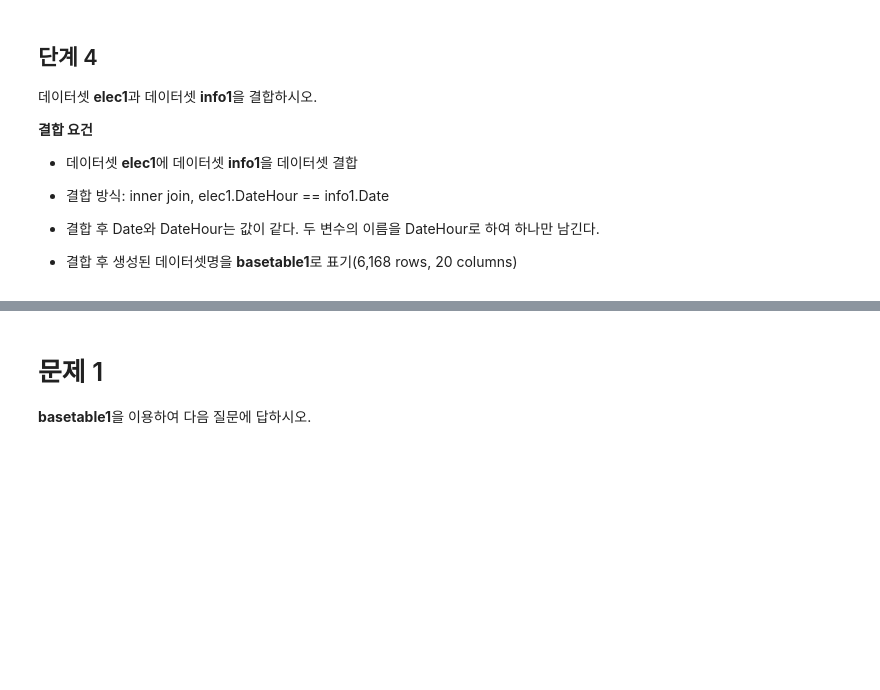
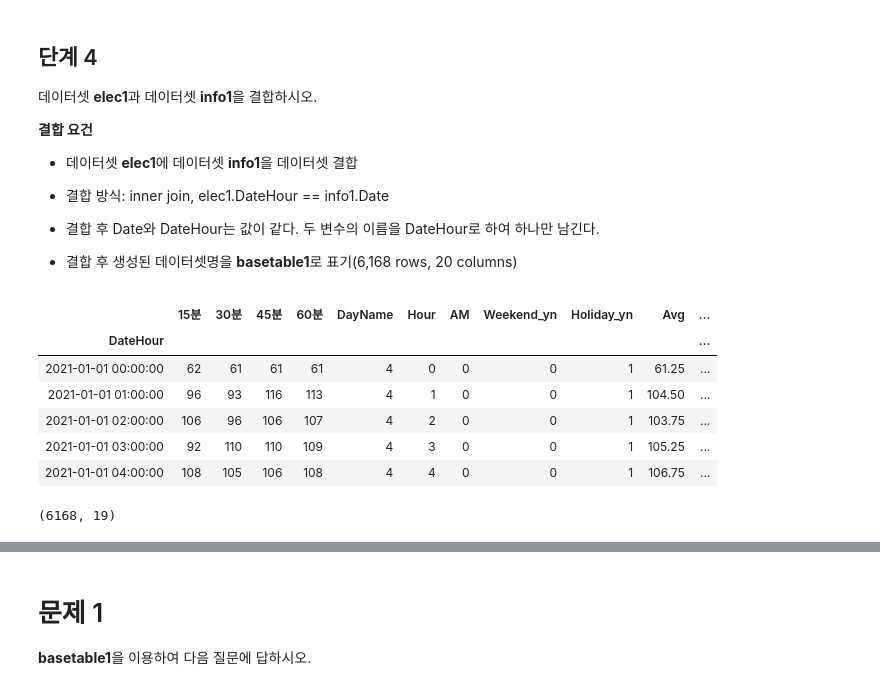
Before and after one commit to sunkusun9/DS_lv3_2605, a Jupyter notebook: sec_ds_lv3_prob3_prob.ipynb, the cells around one changed output, grey strips where cells are left out. Saved outputs shown, nothing was run; the diff lists cells and outputs as text; code cells hidden in the pictures; blank space fills up the shorter version.

```diff
--- a/sec_ds_lv3_prob3_prob.ipynb
+++ b/sec_ds_lv3_prob3_prob.ipynb
@@ -327,0 +343,5 @@ pd.DatetimeIndex.weekday?
+# %%
+df_info1 = df_info.copy()
+display(df_info1.isna().sum().rename('na_count').to_frame().T)
+df_info1.fillna(0, inplace = True)
+display(df_info1.isna().sum().rename('na_count').to_frame().T)
@@ -339,3 +364,24 @@ pd.DatetimeIndex.weekday?
 - 결합 후 Date와 DateHour는 값이 같다. 두 변수의 이름을 DateHour로 하여 하나만 남긴다.
 
 - 결합 후 생성된 데이터셋명을 **basetable1**로 표기(6,168 rows, 20 columns)
+# %%
+# 1. pd.DataFrame.merge
+# 결합의 기준  left_on: 호출자의 인덱스와 컬럼, right_on : 피호출자의 인덱스와 컬럼
+# 생성된 데이터프레임의 인덱스 초기화
+df_basetable1 = df_elec1.merge(
+    df_info1, # 데이터셋 elec1에 데이터셋 info1을 데이터셋 결합
+    left_on = 'DateHour', right_on = 'Date'# 결합 방식: inner join, elec1.DateHour == info1.Date
+).rename(
+    columns = {'Date': 'DateHour'} # 결합 후 Date와 DateHour는 값이 같다. 두 변수의 이름을 DateHour로 하여 하나만 남긴다.
+).set_index('DateHour')
+display(df_basetable1.head())
+df_basetable1.shape # 결합 후 생성된 데이터셋명을 basetable1로 표기(6,168 rows, 20 columns)
+# %% [output]
+|  | 15분 | 30분 | 45분 | 60분 | DayName | Hour | AM | Weekend_yn | Holiday_yn | Avg | ... |
+| DateHour |  |  |  |  |  |  |  |  |  |  | ... |
+| 2021-01-01 00:00:00 | 62 | 61 | 61 | 61 | 4 | 0 | 0 | 0 | 1 | 61.25 | ... |
+| 2021-01-01 01:00:00 | 96 | 93 | 116 | 113 | 4 | 1 | 0 | 0 | 1 | 104.50 | ... |
+| 2021-01-01 02:00:00 | 106 | 96 | 106 | 107 | 4 | 2 | 0 | 0 | 1 | 103.75 | ... |
+| 2021-01-01 03:00:00 | 92 | 110 | 110 | 109 | 4 | 3 | 0 | 0 | 1 | 105.25 | ... |
+| 2021-01-01 04:00:00 | 108 | 105 | 106 | 108 | 4 | 4 | 0 | 0 | 1 | 106.75 | ... |
+(6168, 19)
```
Also changed, not shown: parts of 24 cells of this notebook.
